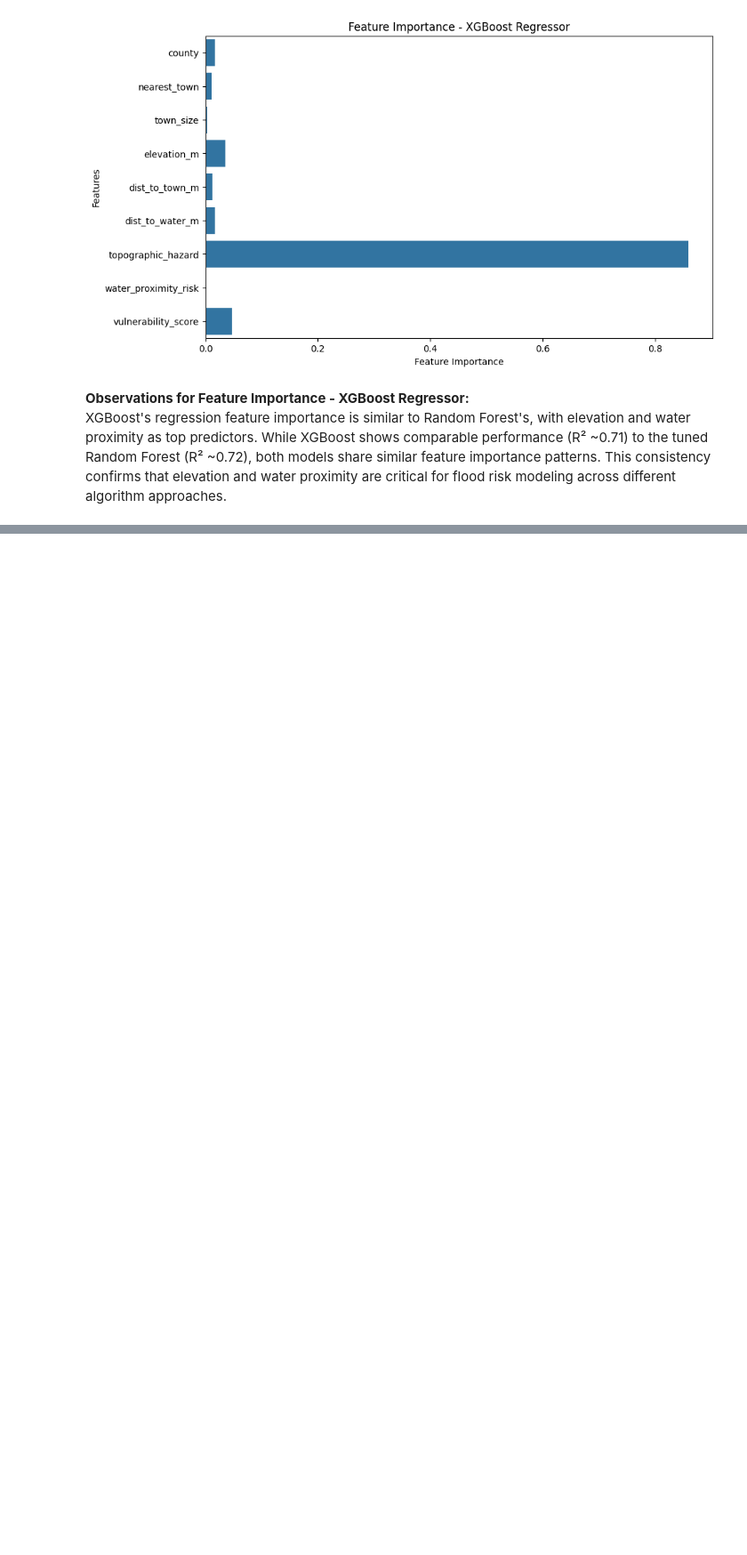
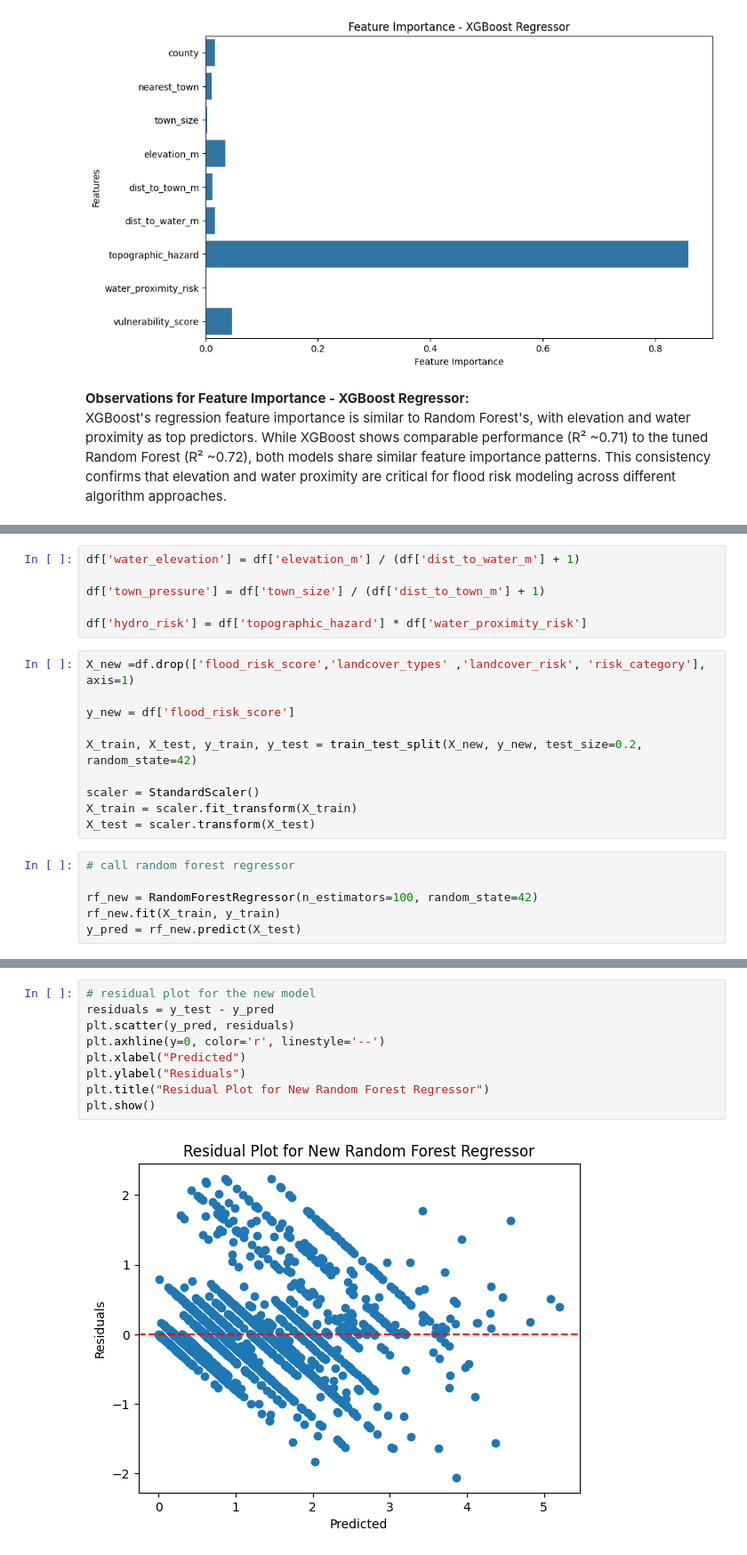
Before and after one commit to kennethnyangweso/Flood-Risk-Analysis-with-GIS, a Jupyter notebook: Modeling Notebook.ipynb, the cells around one changed output, grey strips where cells are left out. Shown at 89% size. Drawn from its saved outputs; the diff is of its cells as text; blank space fills up the shorter version.

```diff
--- a/Modeling Notebook.ipynb
+++ b/Modeling Notebook.ipynb
@@ -553,0 +646,22 @@ joblib.dump(stacked_clf, 'flood_risk_classifier.pkl')
+# %%
+df['water_elevation'] = df['elevation_m'] / (df['dist_to_water_m'] + 1)
+
+df['town_pressure'] = df['town_size'] / (df['dist_to_town_m'] + 1)
+
+df['hydro_risk'] = df['topographic_hazard'] * df['water_proximity_risk']
+# %%
+X_new =df.drop(['flood_risk_score','landcover_types' ,'landcover_risk', 'risk_category'], axis=1)
+
+y_new = df['flood_risk_score']
+
+X_train, X_test, y_train, y_test = train_test_split(X_new, y_new, test_size=0.2, random_state=42)
+
+scaler = StandardScaler()
+X_train = scaler.fit_transform(X_train)
+X_test = scaler.transform(X_test)
+# %%
+# call random forest regressor
+
+rf_new = RandomForestRegressor(n_estimators=100, random_state=42)
+rf_new.fit(X_train, y_train)
+y_pred = rf_new.predict(X_test)
@@ -553,0 +679,11 @@ joblib.dump(stacked_clf, 'flood_risk_classifier.pkl')
+# %%
+# residual plot for the new model
+residuals = y_test - y_pred
+plt.scatter(y_pred, residuals)
+plt.axhline(y=0, color='r', linestyle='--')
+plt.xlabel("Predicted")
+plt.ylabel("Residuals")
+plt.title("Residual Plot for New Random Forest Regressor")
+plt.show()
+# %% [output]
+[figure, added]
```
Also changed, not shown: parts of 14 cells of this notebook.
